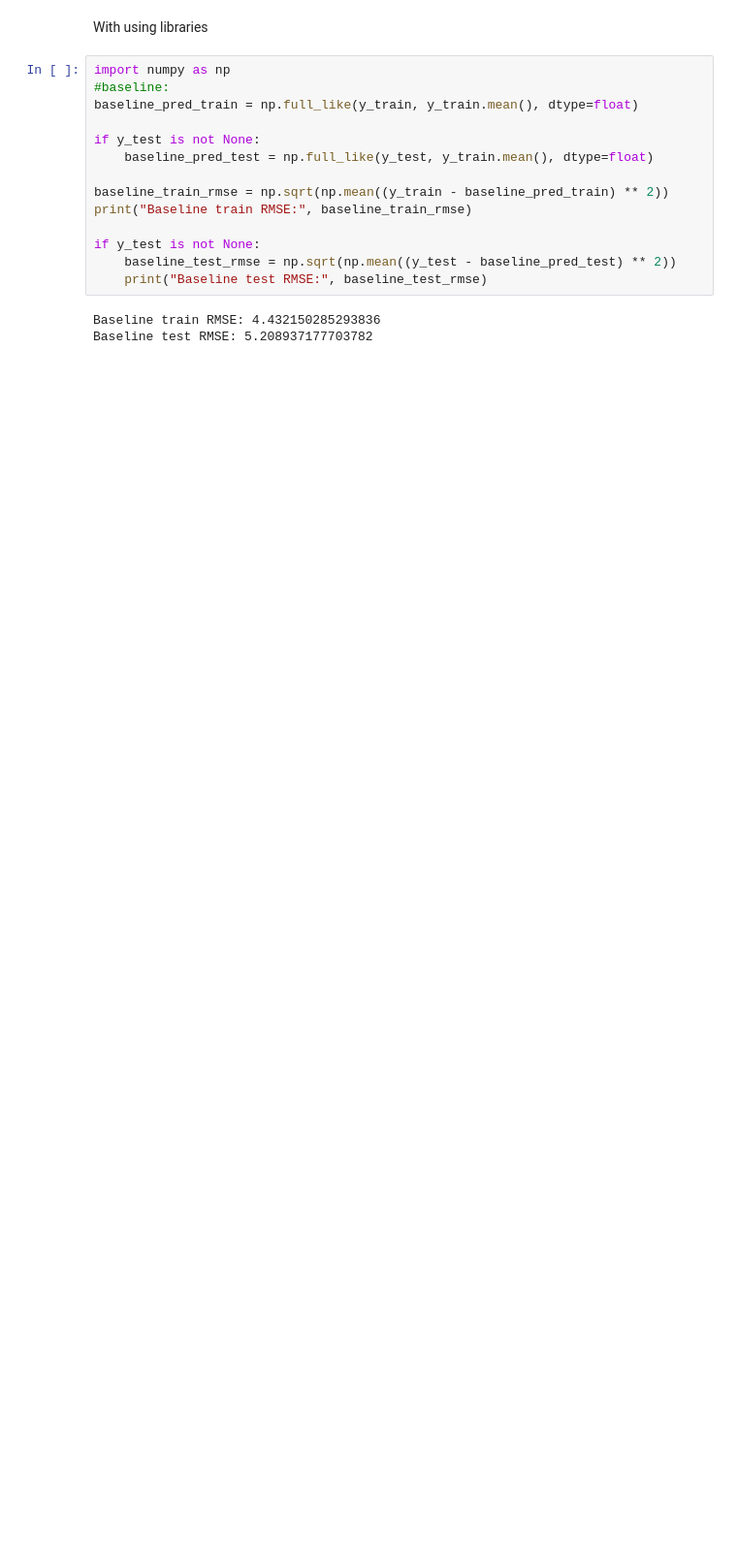
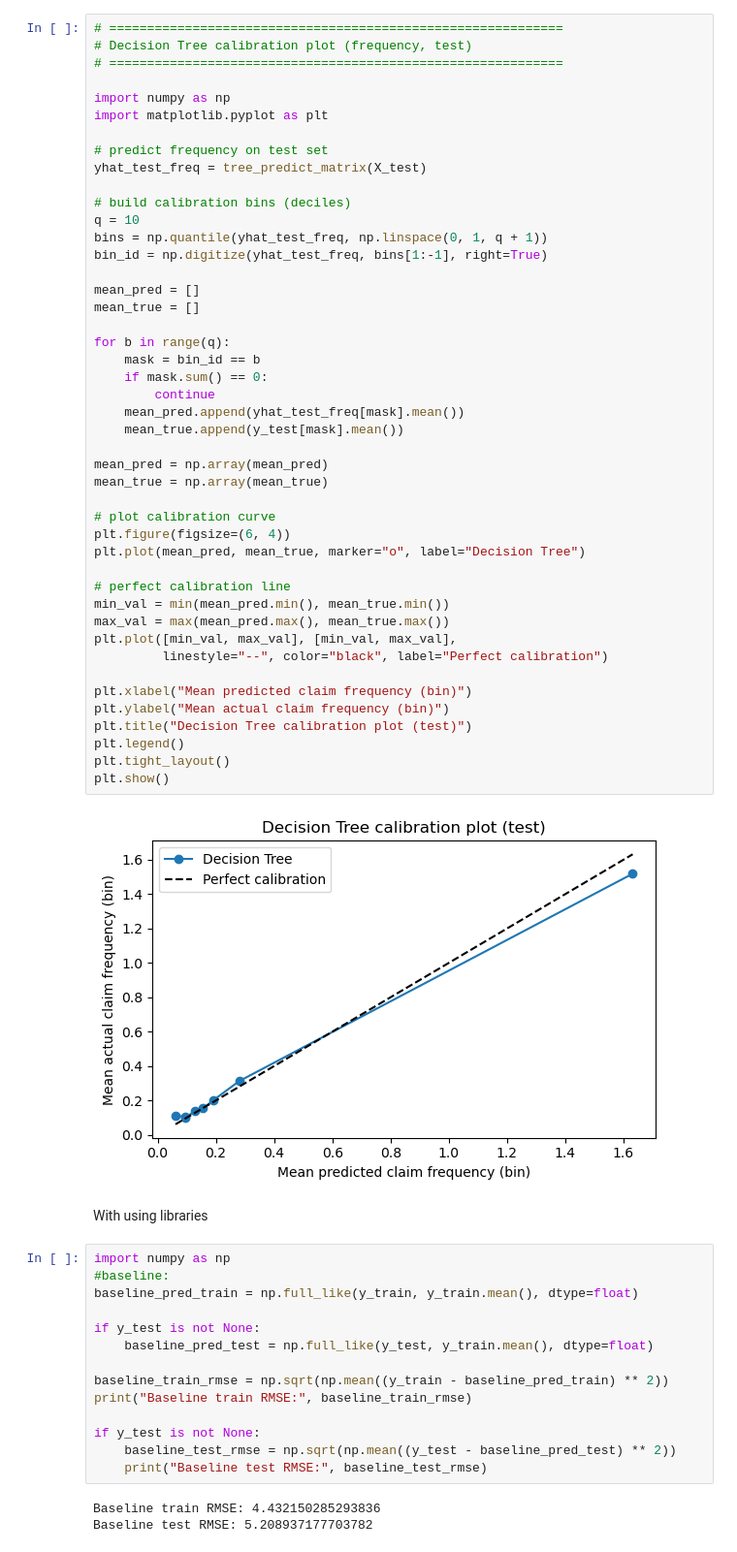
Before and after one commit to MrStrelan/Car_Insurance, a Jupyter notebook: decision_trees.ipynb, the cells around one changed output. Shown at 97% size. Drawn from its saved outputs; the diff is of its cells as text; blank space fills up the shorter version.

```diff
--- a/decision_trees.ipynb
+++ b/decision_trees.ipynb
@@ -348,3 +424,50 @@ Decision Tree RMSE (claim frequency) | train: 4.23558984247776 | test: 5.0011050
+# %%
+# ============================================================
+# Decision Tree calibration plot (frequency, test)
+# ============================================================
+
+import numpy as np
+import matplotlib.pyplot as plt
+
+# predict frequency on test set
+yhat_test_freq = tree_predict_matrix(X_test)
+
+# build calibration bins (deciles)
+q = 10
+bins = np.quantile(yhat_test_freq, np.linspace(0, 1, q + 1))
+bin_id = np.digitize(yhat_test_freq, bins[1:-1], right=True)
+
+mean_pred = []
+mean_true = []
+
+for b in range(q):
+    mask = bin_id == b
+    if mask.sum() == 0:
+        continue
+    mean_pred.append(yhat_test_freq[mask].mean())
+    mean_true.append(y_test[mask].mean())
+
+mean_pred = np.array(mean_pred)
+mean_true = np.array(mean_true)
+
+# plot calibration curve
+plt.figure(figsize=(6, 4))
+plt.plot(mean_pred, mean_true, marker="o", label="Decision Tree")
+
+# perfect calibration line
+min_val = min(mean_pred.min(), mean_true.min())
+max_val = max(mean_pred.max(), mean_true.max())
+plt.plot([min_val, max_val], [min_val, max_val],
+         linestyle="--", color="black", label="Perfect calibration")
+
+plt.xlabel("Mean predicted claim frequency (bin)")
+plt.ylabel("Mean actual claim frequency (bin)")
+plt.title("Decision Tree calibration plot (test)")
+plt.legend()
+plt.tight_layout()
+plt.show()
+# %% [output]
+[figure, added]
 # %% [markdown]
 With using libraries
 # %%
```
Also changed, not shown: parts of 5 cells of this notebook.
